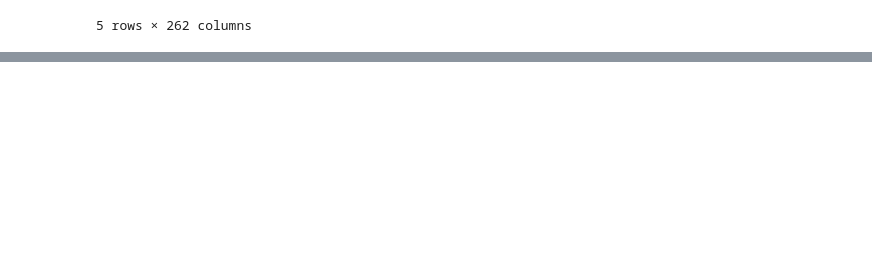
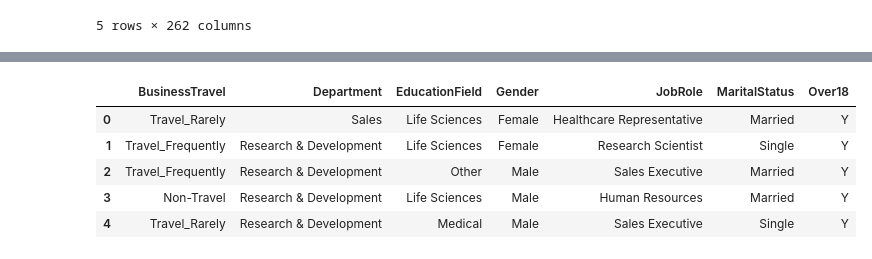
Before and after one commit to jhansanchez/Caso-de-estudio-RH, a Jupyter notebook: casoRH.ipynb, the cells around one changed output, grey strips where cells are left out. Cells and saved outputs as stored; diff of their text form; code cells hidden in the pictures; blank space fills up the shorter version.

```diff
--- a/casome1.ipynb
+++ b/casoRH.ipynb
@@ -77,0 +217,4 @@ df_out.head(5)
+# %%
+obj = (df_general.dtypes == object)
+obj_cols = [c for c in obj.index if obj[c]]
+obj_cols
@@ -77,0 +229,11 @@ df_out.head(5)
+# %%
+df_general_obj = df_general[obj_cols]
+# %%
+df_general_obj.head(5)
+# %% [output]
+|  | BusinessTravel | Department | EducationField | Gender | JobRole | MaritalStatus | Over18 |
+| 0 | Travel_Rarely | Sales | Life Sciences | Female | Healthcare Representative | Married | Y |
+| 1 | Travel_Frequently | Research & Development | Life Sciences | Female | Research Scientist | Single | Y |
+| 2 | Travel_Frequently | Research & Development | Other | Male | Sales Executive | Married | Y |
+| 3 | Non-Travel | Research & Development | Life Sciences | Male | Human Resources | Married | Y |
+| 4 | Travel_Rarely | Research & Development | Medical | Male | Sales Executive | Single | Y |
```
Also changed, not shown: parts of 37 cells of this notebook.
